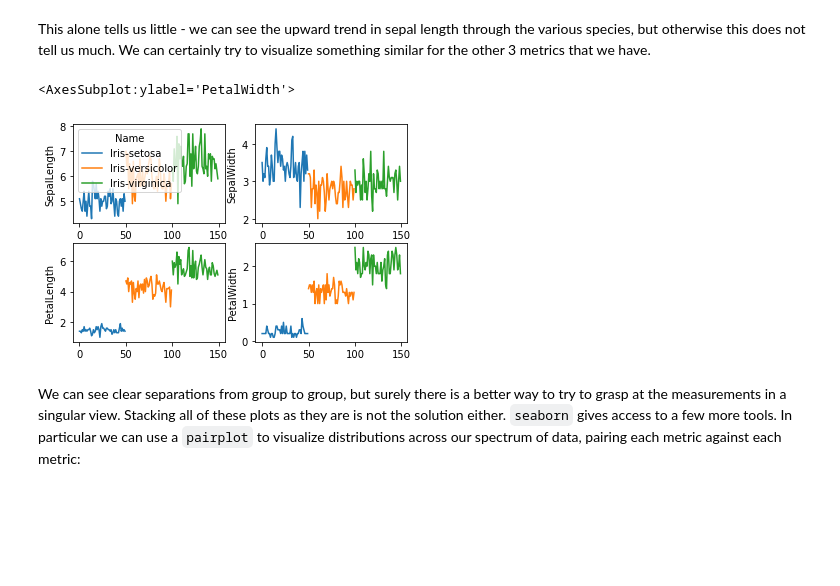
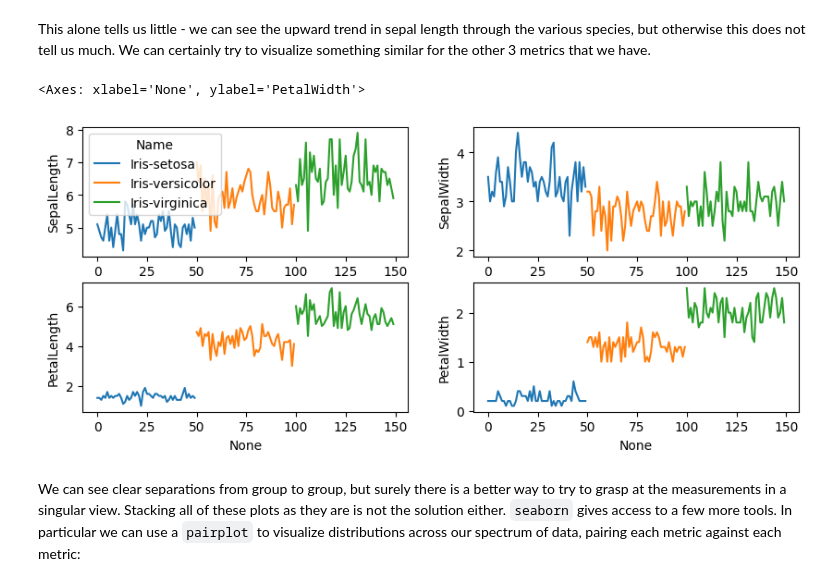
Before and after one commit to ruc-data-viz/2024-spring-class-10, a Jupyter notebook: notebooks/notebook_05_clustering_part_3_visualizing_clusters.ipynb, the cells around one changed output. Cells and saved outputs as stored; diff of their text form; code cells hidden in the pictures; blank space fills up the shorter version.

```diff
--- a/notebooks/notebook_05_clustering_part_3_visualizing_clusters.ipynb
+++ b/notebooks/notebook_05_clustering_part_3_visualizing_clusters.ipynb
@@ -206,14 +219,38 @@ sns.lineplot(x=iris_df.index, y='SepalLength', hue='Name', data=iris_df)
 This alone tells us little - we can see the upward trend in sepal length through the various species, but otherwise this does not tell us much. We can certainly try to visualize something similar for the other 3 metrics that we have.
 # %%
 import matplotlib.pyplot as plt
-fig, axes = plt.subplots(2, 2)
-sns.lineplot(x=iris_df.index, y='SepalLength', hue='Name', data=iris_df, ax=axes[0][0])
-sns.lineplot(x=iris_df.index, y='SepalWidth', hue='Name', data=iris_df, ax=axes[0][1], legend=False)
-sns.lineplot(x=iris_df.index, y='PetalLength', hue='Name', data=iris_df, ax=axes[1][0], legend=False)
-sns.lineplot(x=iris_df.index, y='PetalWidth', hue='Name', data=iris_df, ax=axes[1][1], legend=False)
+
+fig, axes = plt.subplots(2, 2, figsize=(10, 4))
+sns.lineplot(
+    x=iris_df.index, y="SepalLength", hue="Name", data=iris_df, ax=axes[0][0]
+)
+sns.lineplot(
+    x=iris_df.index,
+    y="SepalWidth",
+    hue="Name",
+    data=iris_df,
+    ax=axes[0][1],
+    legend=False,
+)
+sns.lineplot(
+    x=iris_df.index,
+    y="PetalLength",
+    hue="Name",
+    data=iris_df,
+    ax=axes[1][0],
+    legend=False,
+)
+sns.lineplot(
+    x=iris_df.index,
+    y="PetalWidth",
+    hue="Name",
+    data=iris_df,
+    ax=axes[1][1],
+    legend=False,
+)
 # %% [output]
-<AxesSubplot:ylabel='PetalWidth'>
+<Axes: xlabel='None', ylabel='PetalWidth'>
-[figure, old version]
+[figure, new version]
 # %% [markdown]
 We can see clear separations from group to group, but surely there is a better way to try to grasp at the measurements in a singular view. Stacking all of these plots as they are is not the solution either. `seaborn` gives access to a few more tools. In particular we can use a `pairplot` to visualize distributions across our spectrum of data, pairing each metric against each metric:
 # %%
```
Also changed, not shown: parts of 16 cells of this notebook, 7 other files.
